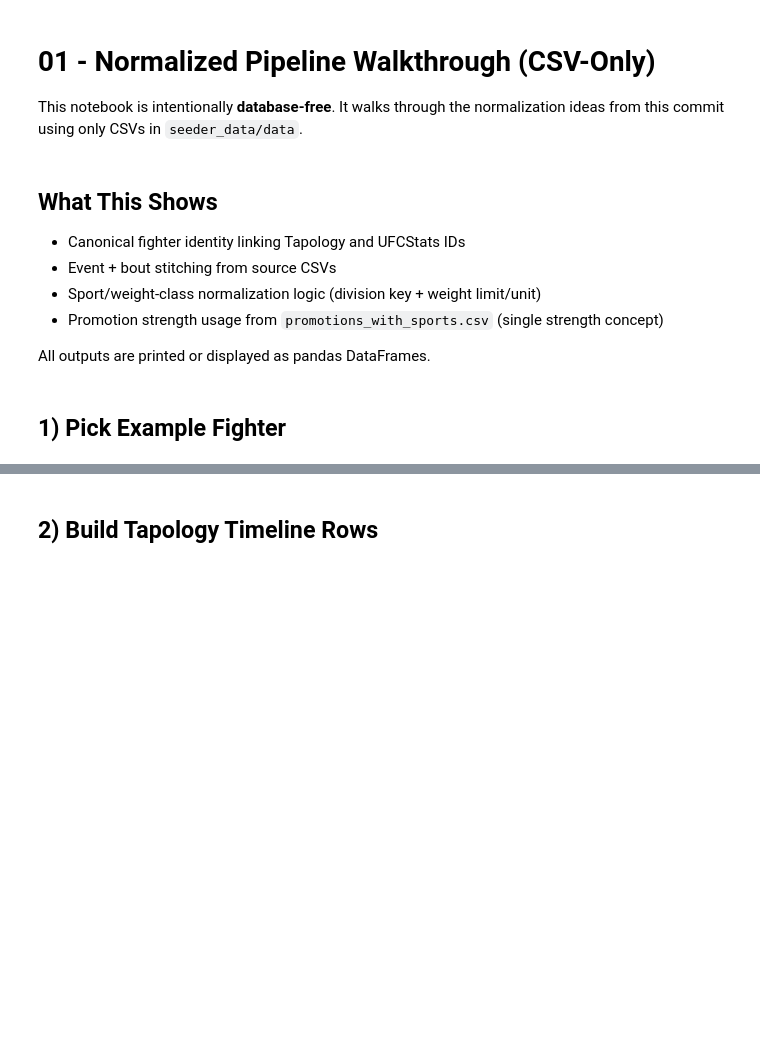
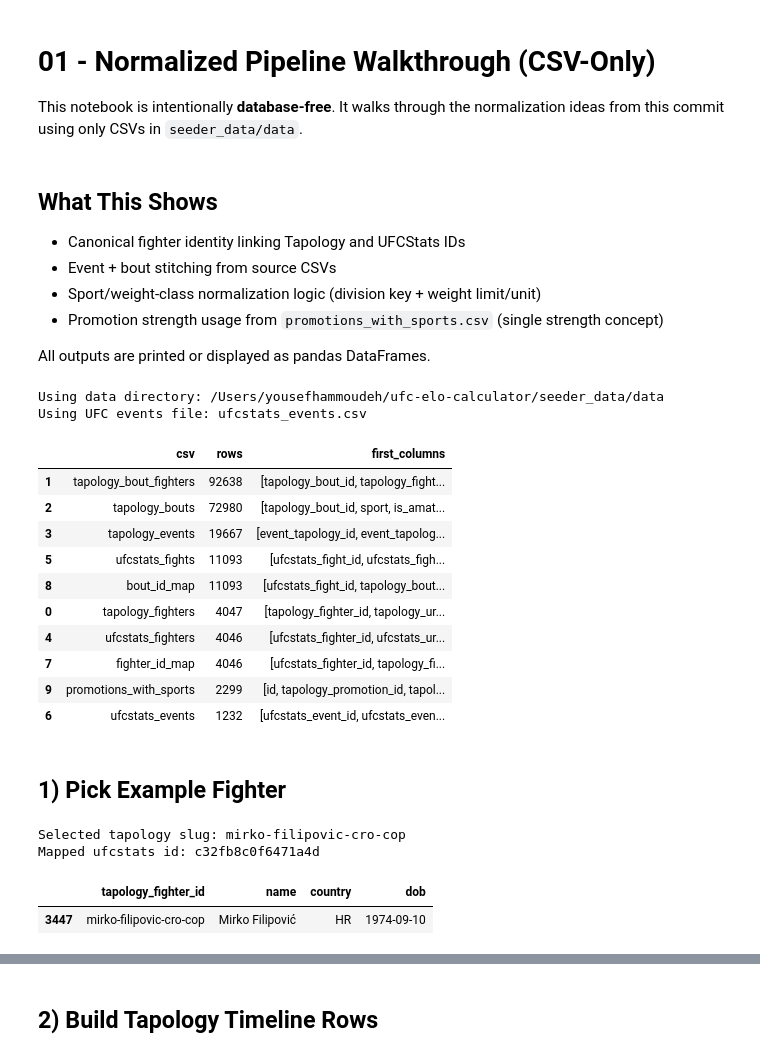
Before and after one commit to yousefhammoudehh/ufc-elo-calculator, a Jupyter notebook: notebooks/10_normalized_fighter_walkthrough.ipynb, the cells around one changed output, grey strips where cells are left out. Drawn from its saved outputs; the diff is of its cells as text; code cells hidden in the pictures; blank space fills up the shorter version.

Commit message:
Fixed path bug

```diff
--- a/notebooks/10_normalized_fighter_walkthrough.ipynb
+++ b/notebooks/10_normalized_fighter_walkthrough.ipynb
@@ -17,7 +17,23 @@ from pathlib import Path
 
 import pandas as pd
 
-DATA_DIR = Path('seeder_data/data')
+
+def resolve_data_dir() -> Path:
+    current = Path.cwd().resolve()
+    for base in [current, *current.parents]:
+        candidate = base / 'seeder_data' / 'data'
+        if candidate.is_dir():
+            return candidate
+    raise FileNotFoundError(
+        "Could not locate 'seeder_data/data' from the current working directory. "
+        'Open the notebook from the project repo or set DATA_DIR manually.'
+    )
+
+
+DATA_DIR = resolve_data_dir()
+UFC_EVENTS_FILE = 'ufcstats_events.csv'
+if not (DATA_DIR / UFC_EVENTS_FILE).exists():
+    UFC_EVENTS_FILE = 'ufcstats_events_2025.csv'
 
 required_files = [
     'tapology_fighters.csv',
@@ -26,43 +42,69 @@ required_files = [
     'tapology_events.csv',
     'ufcstats_fighters.csv',
     'ufcstats_fights.csv',
-    'ufcstats_events.csv',
+    UFC_EVENTS_FILE,
     'fighter_id_map.csv',
     'bout_id_map.csv',
     'promotions_with_sports.csv',
 ]
 
-for f in required_files:
-    p = DATA_DIR / f
-    if not p.exists():
-        raise FileNotFoundError(f'Missing required CSV: {p}')
+for file_name in required_files:
+    file_path = DATA_DIR / file_name
+    if not file_path.exists():
+        raise FileNotFoundError(f'Missing required CSV: {file_path}')
 
-print('Using data directory:', DATA_DIR.resolve())
+print('Using data directory:', DATA_DIR)
+print('Using UFC events file:', UFC_EVENTS_FILE)
+# %% [output]
+Using data directory: /Users/yousefhammoudeh/ufc-elo-calculator/seeder_data/data
+Using UFC events file: ufcstats_events.csv
 # %%
+ufcstats_events_raw = pd.read_csv(DATA_DIR / UFC_EVENTS_FILE, dtype=str, keep_default_na=False, na_filter=False)
+
+if UFC_EVENTS_FILE == 'ufcstats_events_2025.csv':
+    ufcstats_events = ufcstats_events_raw.rename(
+        columns={'event_id': 'ufcstats_event_id', 'name': 'event_name', 'date': 'event_date'}
+    )
+else:
+    ufcstats_events = ufcstats_events_raw
+
 frames = {
     'tapology_fighters': pd.read_csv(
         DATA_DIR / 'tapology_fighters.csv', dtype=str, keep_default_na=False, na_filter=False
     ),
     'tapology_bout_fighters': pd.read_csv(
         DATA_DIR / 'tapology_bout_fighters.csv', dtype=str, keep_default_na=False, na_filter=False
     ),
     'tapology_bouts': pd.read_csv(DATA_DIR / 'tapology_bouts.csv', dtype=str, keep_default_na=False, na_filter=False),
     'tapology_events': pd.read_csv(DATA_DIR / 'tapology_events.csv', dtype=str, keep_default_na=False, na_filter=False),
     'ufcstats_fighters': pd.read_csv(
         DATA_DIR / 'ufcstats_fighters.csv', dtype=str, keep_default_na=False, na_filter=False
     ),
     'ufcstats_fights': pd.read_csv(DATA_DIR / 'ufcstats_fights.csv', dtype=str, keep_default_na=False, na_filter=False),
-    'ufcstats_events': pd.read_csv(DATA_DIR / 'ufcstats_events.csv', dtype=str, keep_default_na=False, na_filter=False),
+    'ufcstats_events': ufcstats_events,
     'fighter_id_map': pd.read_csv(DATA_DIR / 'fighter_id_map.csv', dtype=str, keep_default_na=False, na_filter=False),
     'bout_id_map': pd.read_csv(DATA_DIR / 'bout_id_map.csv', dtype=str, keep_default_na=False, na_filter=False),
     'promotions_with_sports': pd.read_csv(
         DATA_DIR / 'promotions_with_sports.csv', dtype=str, keep_default_na=False, na_filter=False
     ),
 }
 
 pd.DataFrame(
-    [(k, len(v), list(v.columns)[:6]) for k, v in frames.items()], columns=['csv', 'rows', 'first_columns']
+    [(key, len(frame), list(frame.columns)[:6]) for key, frame in frames.items()],
+    columns=['csv', 'rows', 'first_columns'],
 ).sort_values('rows', ascending=False)
+# %% [output]
+|  | csv | rows | first_columns |
+| 1 | tapology_bout_fighters | 92638 | [tapology_bout_id, tapology_fight... |
+| 2 | tapology_bouts | 72980 | [tapology_bout_id, sport, is_amat... |
+| 3 | tapology_events | 19667 | [event_tapology_id, event_tapolog... |
+| 5 | ufcstats_fights | 11093 | [ufcstats_fight_id, ufcstats_figh... |
+| 8 | bout_id_map | 11093 | [ufcstats_fight_id, tapology_bout... |
+| 0 | tapology_fighters | 4047 | [tapology_fighter_id, tapology_ur... |
+| 4 | ufcstats_fighters | 4046 | [ufcstats_fighter_id, ufcstats_ur... |
+| 7 | fighter_id_map | 4046 | [ufcstats_fighter_id, tapology_fi... |
+| 9 | promotions_with_sports | 2299 | [id, tapology_promotion_id, tapol... |
+| 6 | ufcstats_events | 1232 | [ufcstats_event_id, ufcstats_even... |
 # %% [markdown]
 ## 1) Pick Example Fighter
 # %%
@@ -89,6 +131,11 @@ print('Selected tapology slug:', example_slug)
 print('Mapped ufcstats id:', ufc_id)
 
 fighter_row
+# %% [output]
+Selected tapology slug: mirko-filipovic-cro-cop
+Mapped ufcstats id: c32fb8c0f6471a4d
+|  | tapology_fighter_id | name | country | dob |
+| 3447 | mirko-filipovic-cro-cop | Mirko Filipović | HR | 1974-09-10 |
 # %%
 print('Fighter ID map row:')
 print(id_map_row.to_string(index=False))
```
Also changed, not shown: parts of 7 cells of this notebook.
